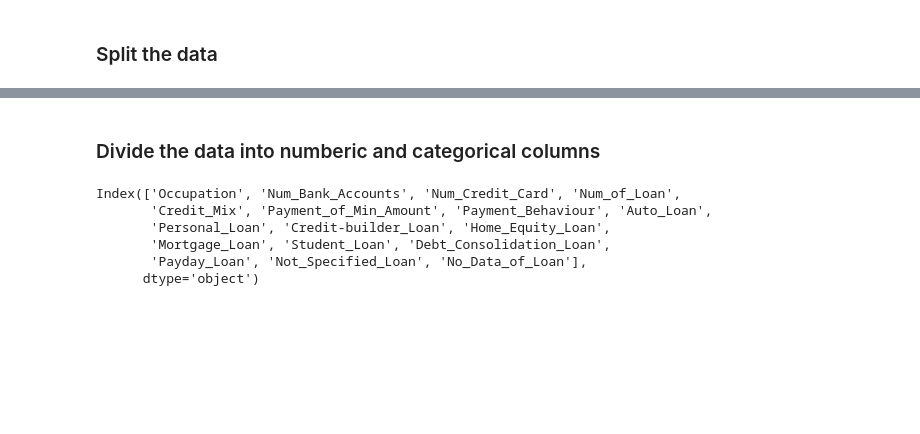
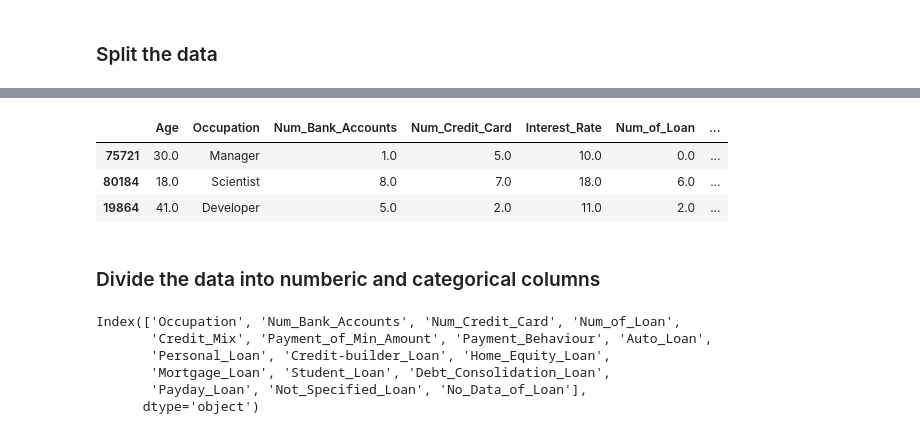
Before and after one commit to Sarang1995/Credit-Score-Classification, a Jupyter notebook: Credit Score Classification.ipynb, the cells around one changed output, grey strips where cells are left out. Saved outputs shown, nothing was run; the diff lists cells and outputs as text; code cells hidden in the pictures; blank space fills up the shorter version.

```diff
--- a/Credit Score Classification.ipynb
+++ b/Credit Score Classification.ipynb
@@ -2692,3 +2703,10 @@ X_train.shape, X_test.shape, y_train.shape, y_test.shape
+# %%
+X_test.head(3)
+# %% [output]
+|  | Age | Occupation | Num_Bank_Accounts | Num_Credit_Card | Interest_Rate | Num_of_Loan | ... |
+| 75721 | 30.0 | Manager | 1.0 | 5.0 | 10.0 | 0.0 | ... |
+| 80184 | 18.0 | Scientist | 8.0 | 7.0 | 18.0 | 6.0 | ... |
+| 19864 | 41.0 | Developer | 5.0 | 2.0 | 11.0 | 2.0 | ... |
 # %% [markdown]
 ### Divide the data into numberic and categorical columns
 # %%
```
Also changed, not shown: parts of 19 cells of this notebook, 4 other files.
